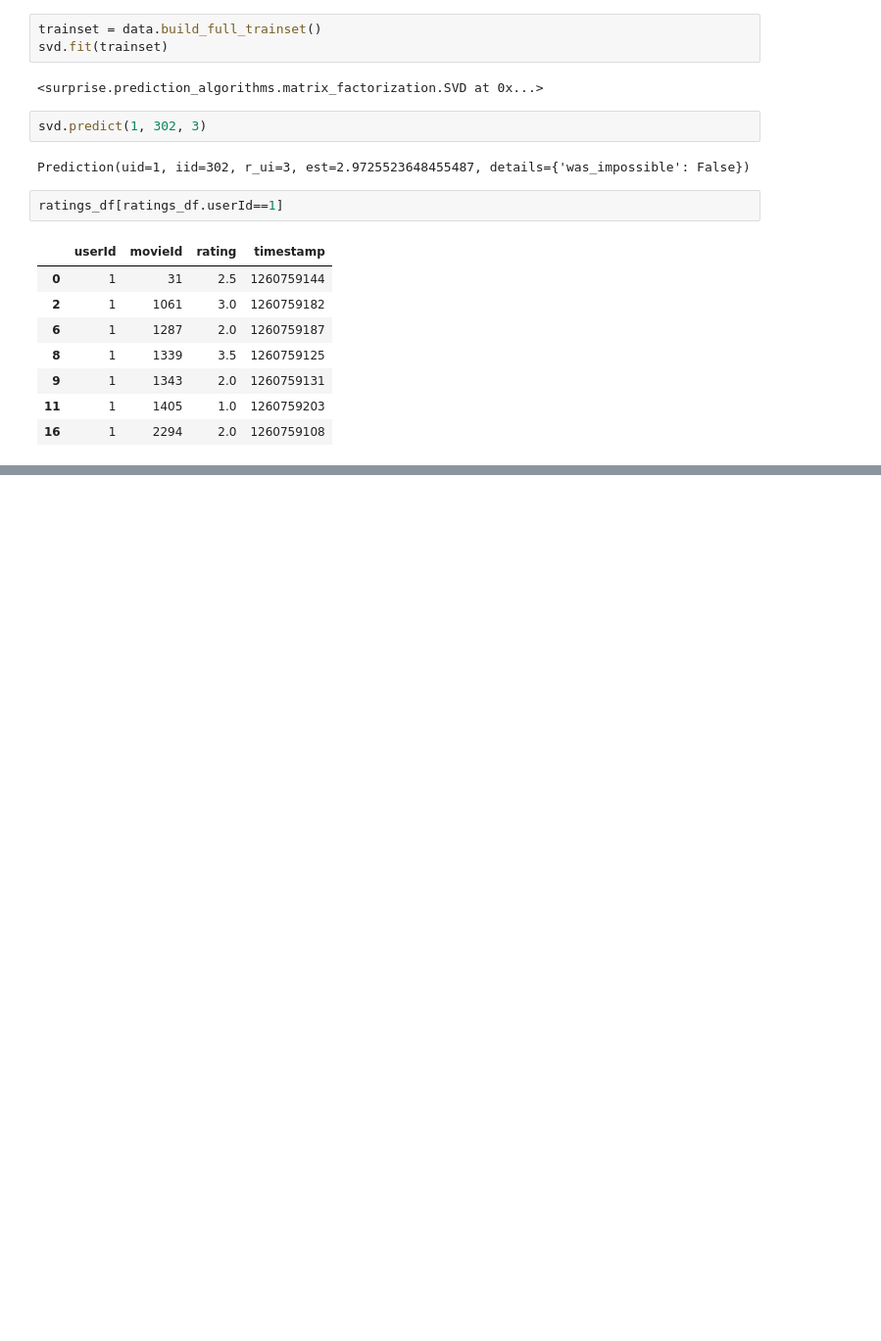
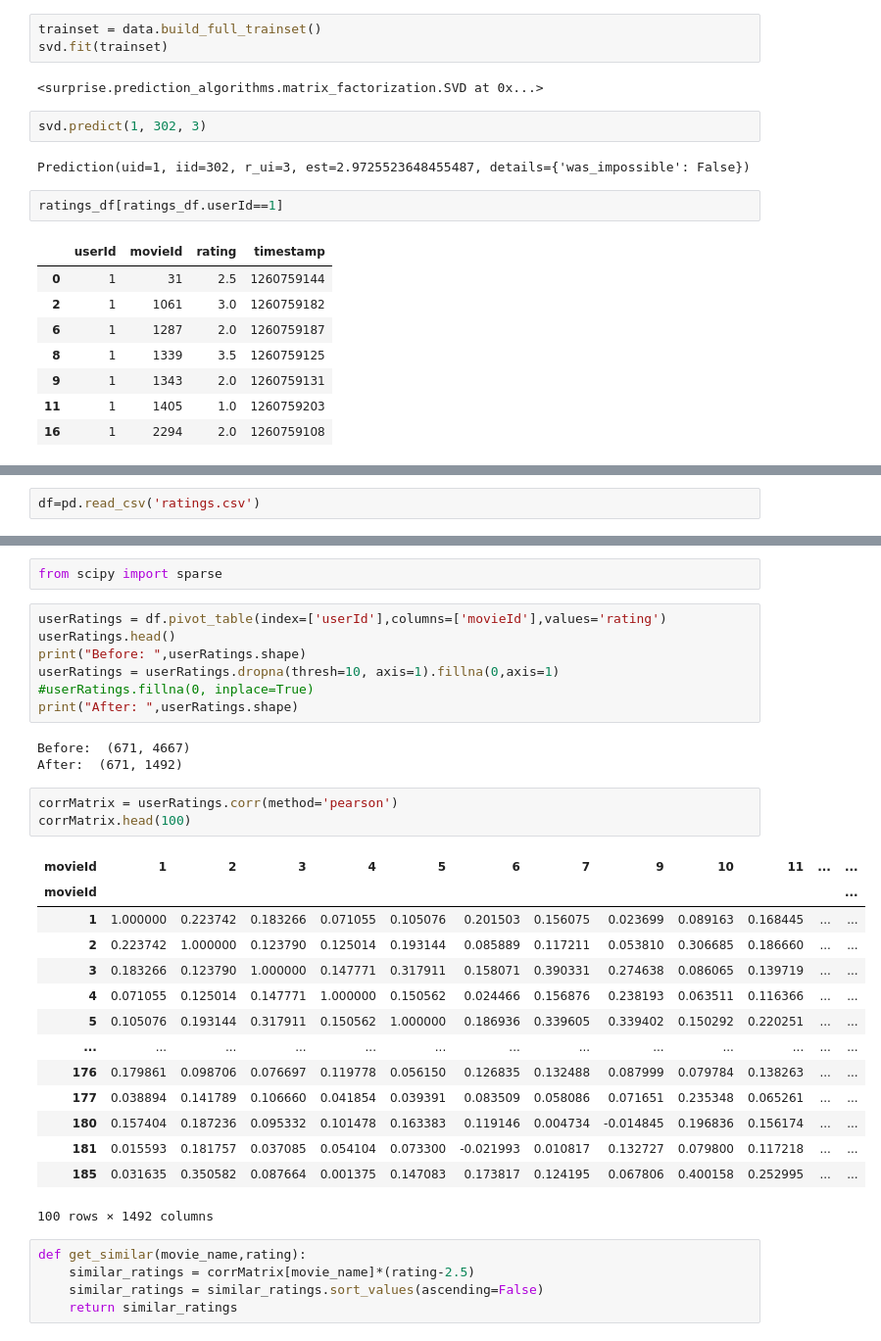
Before and after one commit to Aarush2k1/Movie-Recommender, a Jupyter notebook: recommendation/collaborative-filtering.ipynb, the cells around one changed output, grey strips where cells are left out. Shown at 98% size. Saved outputs shown, nothing was run; the diff lists cells and outputs as text; blank space fills up the shorter version.

```diff
--- a/recommendation/collaborative-filtering.ipynb
+++ b/recommendation/collaborative-filtering.ipynb
@@ -176,0 +179,2 @@ ratings_df[ratings_df.userId==1]
+# %%
+df=pd.read_csv('ratings.csv')
@@ -176,0 +197,35 @@ ratings_df[ratings_df.userId==1]
+# %%
+from scipy import sparse
+# %%
+userRatings = df.pivot_table(index=['userId'],columns=['movieId'],values='rating')
+userRatings.head()
+print("Before: ",userRatings.shape)
+userRatings = userRatings.dropna(thresh=10, axis=1).fillna(0,axis=1)
+#userRatings.fillna(0, inplace=True)
+print("After: ",userRatings.shape)
+# %% [output]
+Before:  (671, 4667)
+After:  (671, 1492)
+# %%
+corrMatrix = userRatings.corr(method='pearson')
+corrMatrix.head(100)
+# %% [output]
+| movieId | 1 | 2 | 3 | 4 | 5 | 6 | 7 | 9 | 10 | 11 | ... | ... |
+| movieId |  |  |  |  |  |  |  |  |  |  |  | ... |
+| 1 | 1.000000 | 0.223742 | 0.183266 | 0.071055 | 0.105076 | 0.201503 | 0.156075 | 0.023699 | 0.089163 | 0.168445 | ... | ... |
+| 2 | 0.223742 | 1.000000 | 0.123790 | 0.125014 | 0.193144 | 0.085889 | 0.117211 | 0.053810 | 0.306685 | 0.186660 | ... | ... |
+| 3 | 0.183266 | 0.123790 | 1.000000 | 0.147771 | 0.317911 | 0.158071 | 0.390331 | 0.274638 | 0.086065 | 0.139719 | ... | ... |
+| 4 | 0.071055 | 0.125014 | 0.147771 | 1.000000 | 0.150562 | 0.024466 | 0.156876 | 0.238193 | 0.063511 | 0.116366 | ... | ... |
+| 5 | 0.105076 | 0.193144 | 0.317911 | 0.150562 | 1.000000 | 0.186936 | 0.339605 | 0.339402 | 0.150292 | 0.220251 | ... | ... |
+| ... | ... | ... | ... | ... | ... | ... | ... | ... | ... | ... | ... | ... |
+| 176 | 0.179861 | 0.098706 | 0.076697 | 0.119778 | 0.056150 | 0.126835 | 0.132488 | 0.087999 | 0.079784 | 0.138263 | ... | ... |
+| 177 | 0.038894 | 0.141789 | 0.106660 | 0.041854 | 0.039391 | 0.083509 | 0.058086 | 0.071651 | 0.235348 | 0.065261 | ... | ... |
+| 180 | 0.157404 | 0.187236 | 0.095332 | 0.101478 | 0.163383 | 0.119146 | 0.004734 | -0.014845 | 0.196836 | 0.156174 | ... | ... |
+| 181 | 0.015593 | 0.181757 | 0.037085 | 0.054104 | 0.073300 | -0.021993 | 0.010817 | 0.132727 | 0.079800 | 0.117218 | ... | ... |
+| 185 | 0.031635 | 0.350582 | 0.087664 | 0.001375 | 0.147083 | 0.173817 | 0.124195 | 0.067806 | 0.400158 | 0.252995 | ... | ... |
+100 rows × 1492 columns
+# %%
+def get_similar(movie_name,rating):
+    similar_ratings = corrMatrix[movie_name]*(rating-2.5)
+    similar_ratings = similar_ratings.sort_values(ascending=False)
+    return similar_ratings
```
Also changed, not shown: parts of 13 cells of this notebook.
